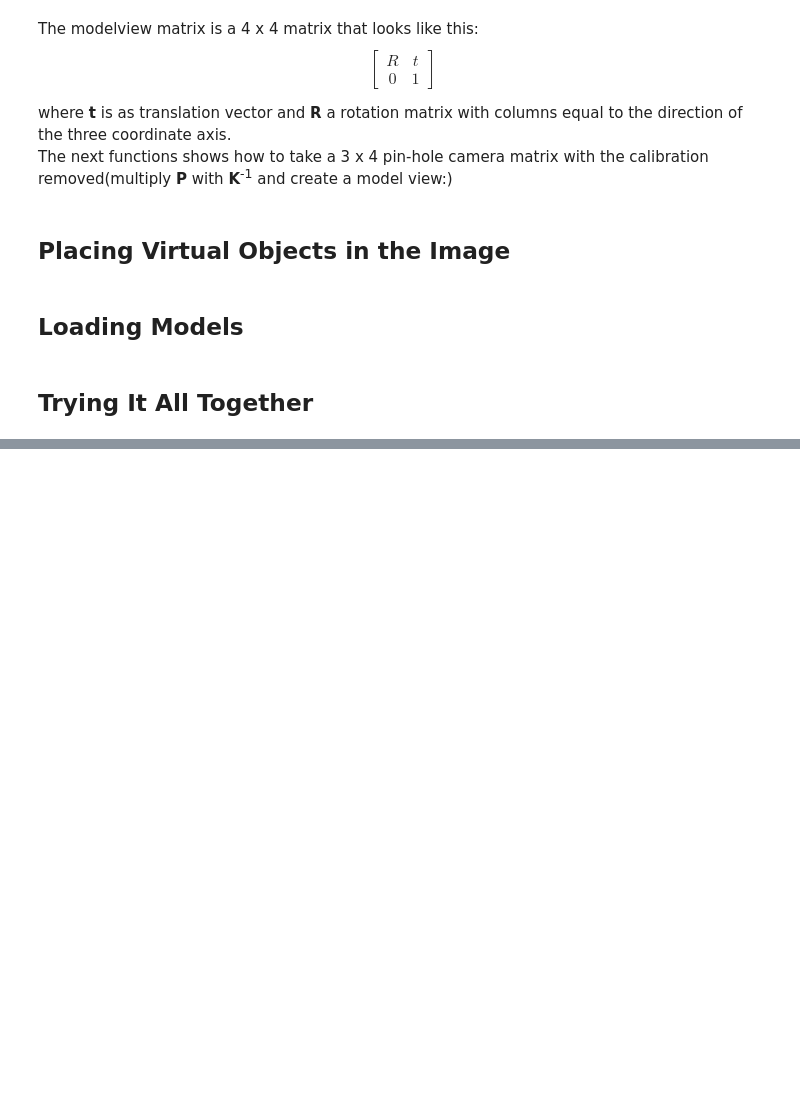
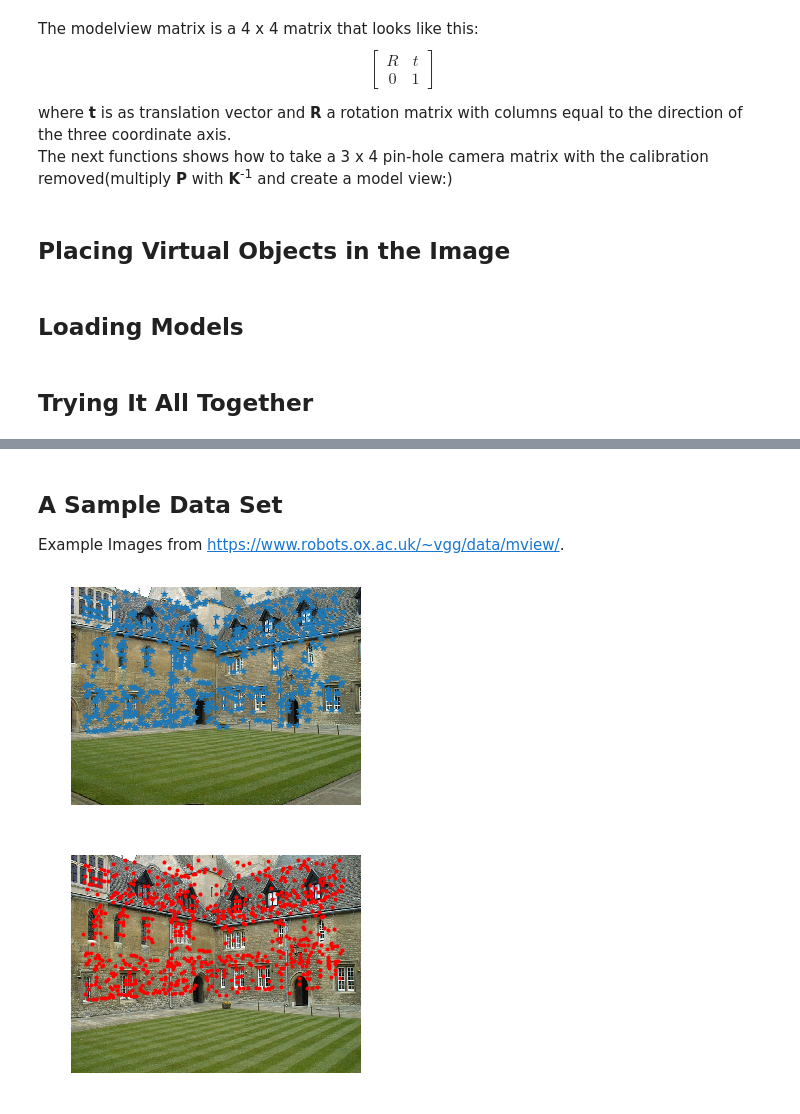
Before and after one commit to JoBo33/Introduction_To_ComputerVision, a Jupyter notebook: writeup.ipynb, the cells around one changed output, grey strips where cells are left out. Saved outputs shown, nothing was run; the diff lists cells and outputs as text; code cells hidden in the pictures; blank space fills up the shorter version.

```diff
--- a/writeup.ipynb
+++ b/writeup.ipynb
@@ -562,0 +568,40 @@ IOError: [Errno 2] No such file or directory: 'LEGO.Creator_Plane.mtl'
+# %% [markdown]
+## A Sample Data Set
+
+Example Images from https://www.robots.ox.ac.uk/~vgg/data/mview/.
+# %%
+# load some images
+im_1 = np.array(Image.open('./Examples/Merton_College_I/001.jpg'))
+im_2 = np.array(Image.open('./Examples/Merton_College_I/002.jpg'))
+
+# load 2D points for each view to a list
+points2D = [np.loadtxt('./Examples/Merton_College_I/2D/00'+str(i+1)+'.corners').T for i in range(3)]
+
+# load 3D points
+points3D = np.loadtxt('./Examples/Merton_College_I/3D/p3d').T
+
+# load correspondences
+corr = np.genfromtxt('./Examples/Merton_College_I/2D/nview-corners',dtype='int')
+
+# load camers to a list of Camera objects
+P = [Camera(np.loadtxt('./Examples/Merton_College_I/2D/00'+str(i+1)+'.P')) for i in range(3)]
+
+# make 3D points homogeneous and project
+X = np.vstack( (points3D, np.ones(points3D.shape[1])))
+x = P[0].project(X)
+
+# plotting the points in view 1
+plt.figure()
+plt.imshow(im_1)
+plt.plot(points2D[0][0], points2D[0][1],'*')
+plt.axis('off')
+
+plt.figure()
+plt.imshow(im_2)
+plt.plot(x[0],x[1],'r.')
+plt.axis('off')
+
+plt.show()
+# %% [output]
+[figure, added]
+[figure, added]
```
Also changed, not shown: parts of 14 cells of this notebook, 21 other files.
